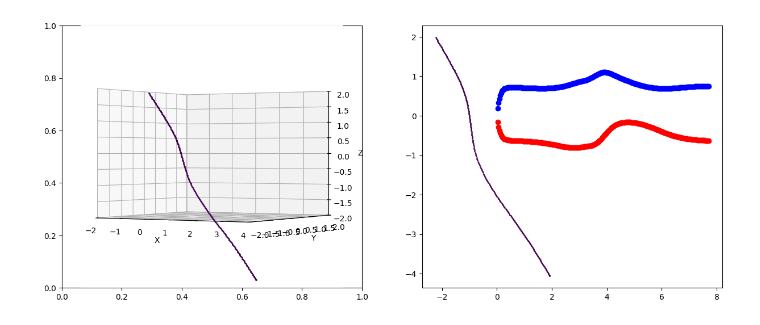
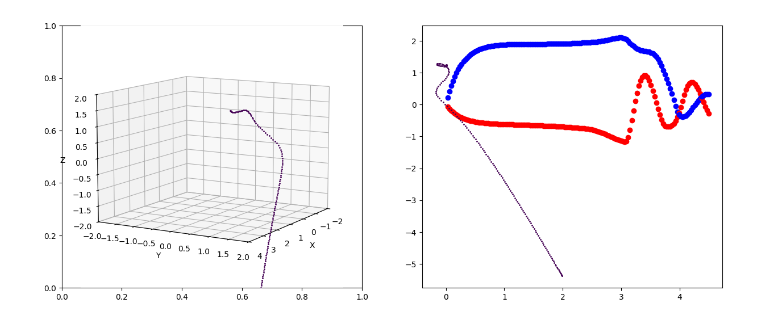
Before and after one commit to zhizhiL/plume_norburyRings, a Jupyter notebook: debug.ipynb, the cells around one changed output. Cells and saved outputs as stored; diff of their text form; code cells hidden in the pictures.

```diff
--- a/debug.ipynb
+++ b/debug.ipynb
@@ -17,35 +17,35 @@ ax[1].scatter(curr_frame[:, 2], curr_frame[:, 3], c=curr_frame[:, 0], cmap='hsv'
 # %%
 fled_ID = [float(0)]
-fled_frame = 257
+fled_frame = 200
 U_avg_frame = 0
 dt = 0.03
 
 # Create figure and subplots
 fig, (ax1, ax2) = plt.subplots(1, 2, figsize=(15, 6))
 ax1 = fig.add_subplot(121, projection='3d')
 
 
 for i in range(1, fled_frame+1):
     data_snap = np.load('lineplume_sims_3D/temp/frame_{}.npy'.format(i))
     mask = np.isin(data_snap[:, 0], fled_ID)
     fled_particle_data = data_snap[mask]
 
     ax1.scatter(fled_particle_data[:, 1] + U_avg_frame * dt*i, fled_particle_data[:, 2], fled_particle_data[:, 3], c=fled_particle_data[:, 3],  s=1)
     ax1.set_xlim([-2, 4])
     ax1.set_ylim([-2, 2])
     ax1.set_zlim([-2, 2])
     ax1.set_xlabel('X')
     ax1.set_ylabel('Y')
     ax1.set_zlabel('Z')
     # ax.xaxis._axinfo["grid"].update(color="grey", linestyle="--", linewidth=0.5)
-    ax1.view_init(elev=0, azim=300)
+    ax1.view_init(elev=10, azim=30)
 
     ax2.scatter(fled_particle_data[:, 1] + U_avg_frame * dt*i, fled_particle_data[:, 3], c=fled_particle_data[:, 3], s=1)
     for row in fled_particle_data:
         ax2.scatter(i*dt, row[4], c='r', label='FLED particle x-velocity')
         ax2.scatter(i*dt, row[6], c='b', label='FLED particle z-velocity')
     # ax2.legend()
 
 plt.show()
 # %% [output]
-[figure, old version]
+[figure, new version]
```
Also changed, not shown: parts of 2 cells of this notebook, 10 other files.
